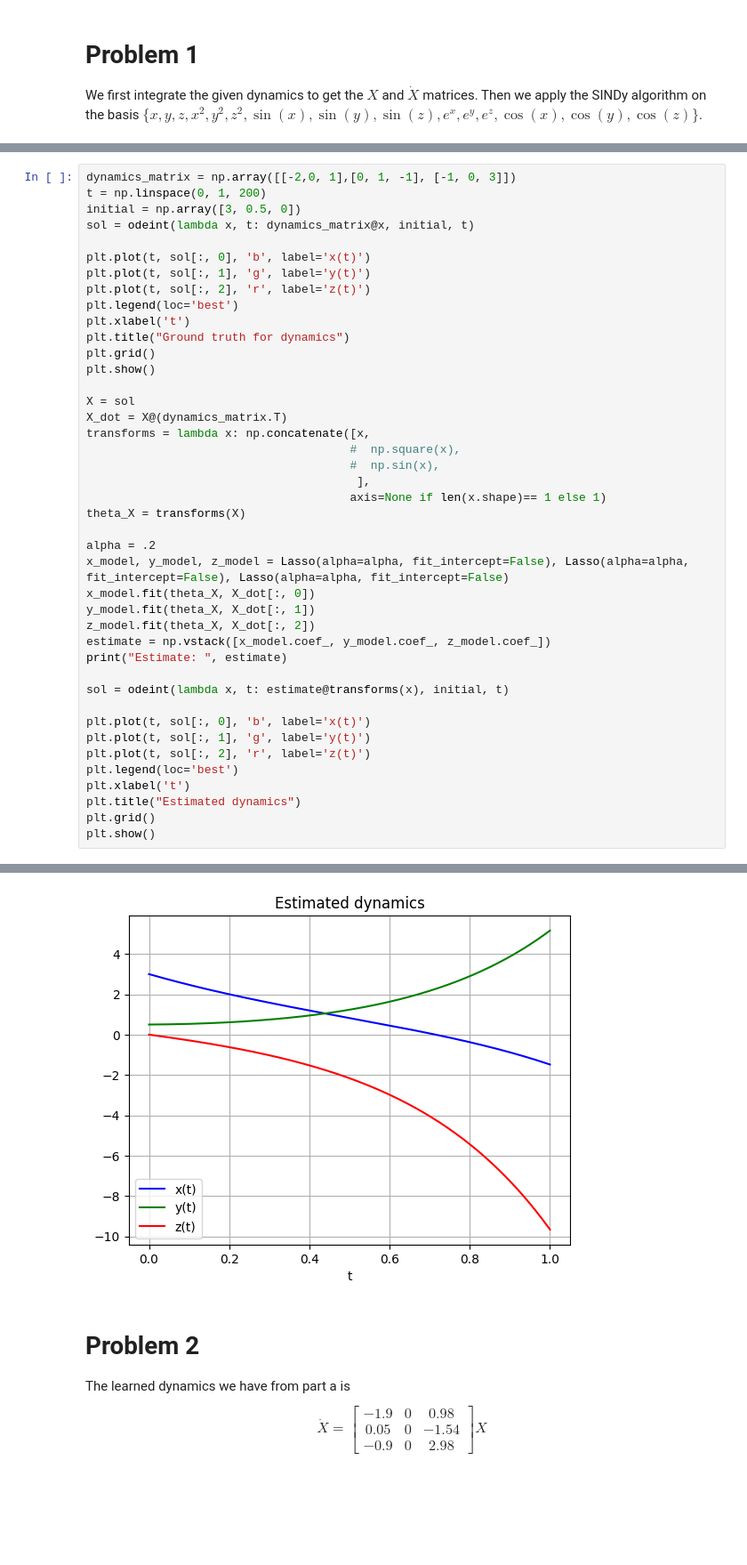
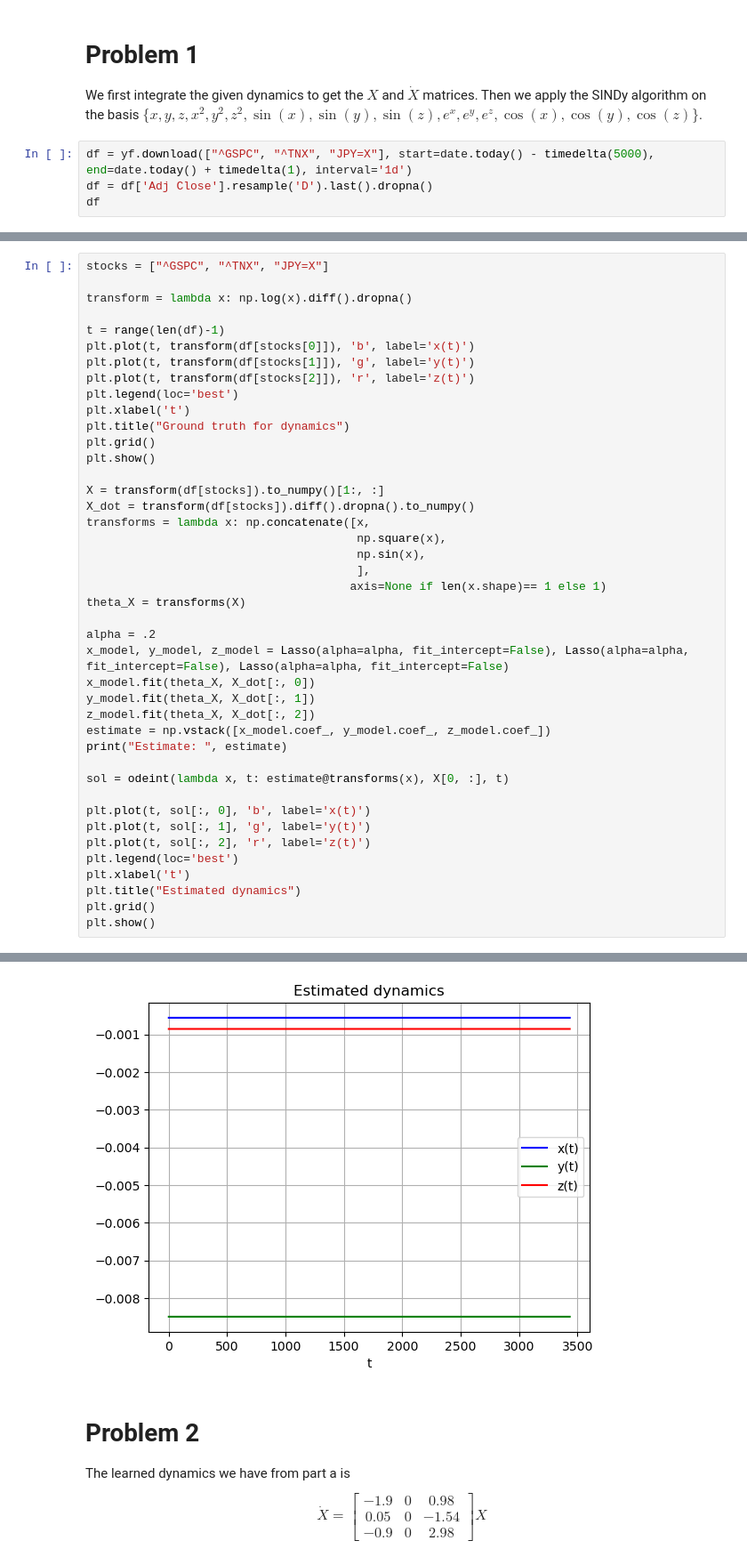
Before and after one commit to abhatia1205/CausalityTests, a Jupyter notebook: Pred_ML_HW_3.ipynb, the cells around one changed output, grey strips where cells are left out. Shown at 89% size. Saved outputs shown, nothing was run; the diff lists cells and outputs as text; blank space fills up the shorter version.

Commit message:
Updates to simulate_dynamics

```diff
--- a/Pred_ML_HW_3.ipynb
+++ b/Pred_ML_HW_3.ipynb
@@ -8,3 +11,7 @@ from sklearn.linear_model import Lasso, LinearRegression
 <h1> Problem 1 </h1>
 
 We first integrate the given dynamics to get the $X$ and $\dot{X}$ matrices. Then we apply the SINDy algorithm on the basis $\{x, y, z, x^2, y^2, z^2, \sin(x), \sin(y), \sin(z), e^x, e^y, e^z, \cos(x), \cos(y), \cos(z)\}$.
+# %%
+df = yf.download(["^GSPC", "^TNX", "JPY=X"], start=date.today() - timedelta(5000), end=date.today() + timedelta(1), interval='1d')
+df = df['Adj Close'].resample('D').last().dropna()
+df
@@ -11,23 +34,23 @@ We first integrate the given dynamics to get the $X$ and $\dot{X}$ matrices. The
 # %%
-dynamics_matrix = np.array([[-2,0, 1],[0, 1, -1], [-1, 0, 3]])
-t = np.linspace(0, 1, 200)
-initial = np.array([3, 0.5, 0])
-sol = odeint(lambda x, t: dynamics_matrix@x, initial, t)
+stocks = ["^GSPC", "^TNX", "JPY=X"]
 
-plt.plot(t, sol[:, 0], 'b', label='x(t)')
-plt.plot(t, sol[:, 1], 'g', label='y(t)')
-plt.plot(t, sol[:, 2], 'r', label='z(t)')
+transform = lambda x: np.log(x).diff().dropna()
+
+t = range(len(df)-1)
+plt.plot(t, transform(df[stocks[0]]), 'b', label='x(t)')
+plt.plot(t, transform(df[stocks[1]]), 'g', label='y(t)')
+plt.plot(t, transform(df[stocks[2]]), 'r', label='z(t)')
 plt.legend(loc='best')
 plt.xlabel('t')
 plt.title("Ground truth for dynamics")
 plt.grid()
 plt.show()
 
-X = sol
-X_dot = X@(dynamics_matrix.T)
+X = transform(df[stocks]).to_numpy()[1:, :]
+X_dot = transform(df[stocks]).diff().dropna().to_numpy()
 transforms = lambda x: np.concatenate([x,
-                                      #  np.square(x),
-                                      #  np.sin(x),
+                                       np.square(x),
+                                       np.sin(x),
                                        ],
                                       axis=None if len(x.shape)== 1 else 1)
 theta_X = transforms(X)
@@ -40,7 +63,7 @@ z_model.fit(theta_X, X_dot[:, 2])
 estimate = np.vstack([x_model.coef_, y_model.coef_, z_model.coef_])
 print("Estimate: ", estimate)
 
-sol = odeint(lambda x, t: estimate@transforms(x), initial, t)
+sol = odeint(lambda x, t: estimate@transforms(x), X[0, :], t)
 
 plt.plot(t, sol[:, 0], 'b', label='x(t)')
 plt.plot(t, sol[:, 1], 'g', label='y(t)')
@@ -58,4 +81,4 @@ Estimate:  [[-1.89562496 -0.          0.98325354]
-[figure, old version]
+[figure, new version]
 # %% [markdown]
 <h1> Problem 2 </h1>
 
```
Also changed, not shown: parts of 3 cells of this notebook, 1 other file.
